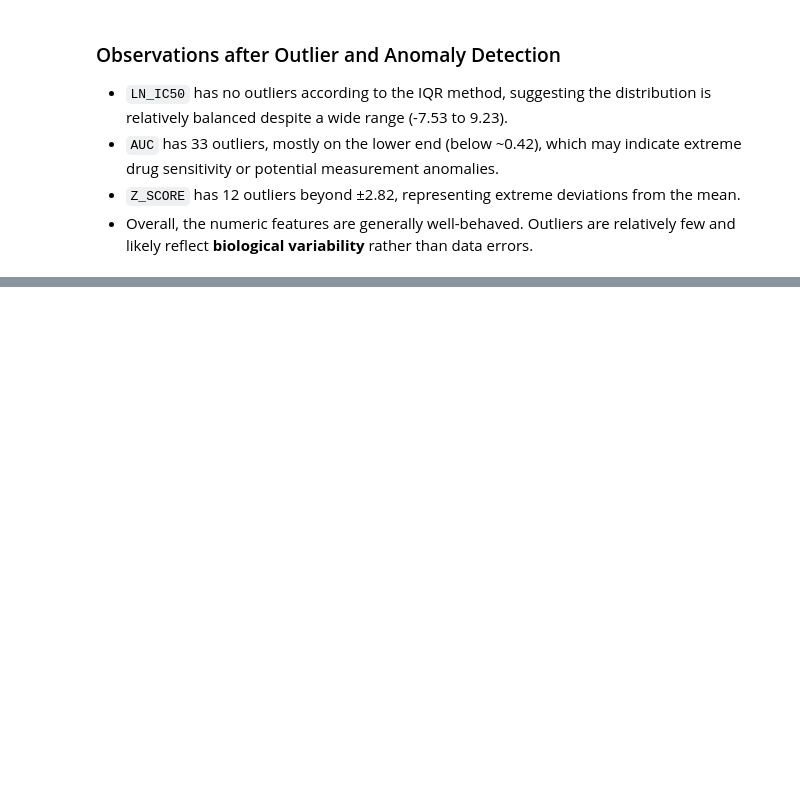
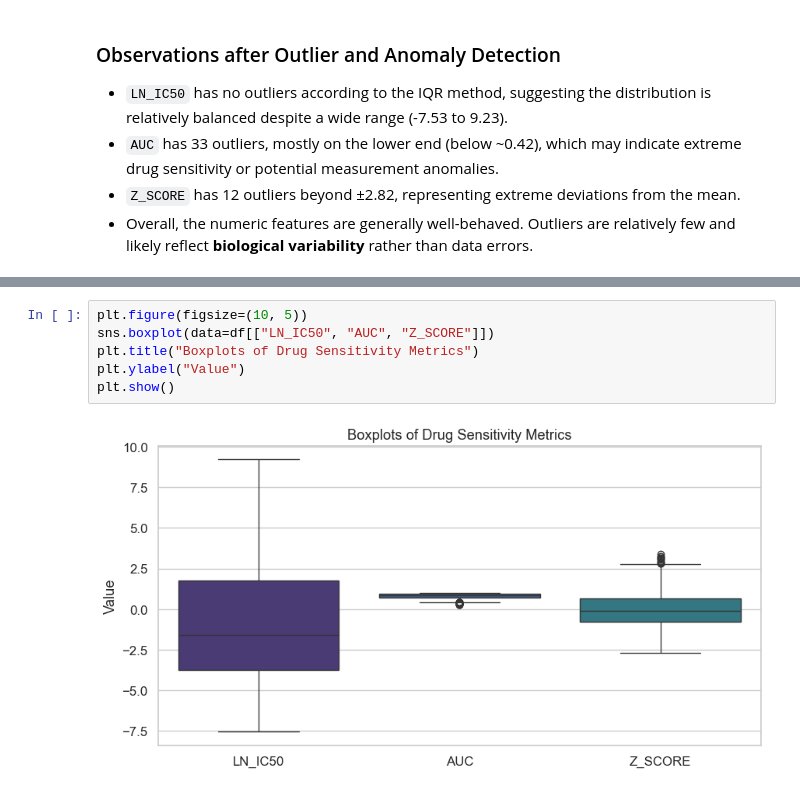
Before and after one commit to razzouka/Genomics-of-Drug-Sensitivity-in-Cancer-GDSC-, a Jupyter notebook: notebooks/EDA.ipynb, the cells around one changed output, grey strips where cells are left out. Saved outputs shown, nothing was run; the diff lists cells and outputs as text; blank space fills up the shorter version.

```diff
--- a/notebooks/EDA.ipynb
+++ b/notebooks/EDA.ipynb
@@ -224,0 +267,8 @@ Number of outliers: 12
+# %%
+plt.figure(figsize=(10, 5))
+sns.boxplot(data=df[["LN_IC50", "AUC", "Z_SCORE"]])
+plt.title("Boxplots of Drug Sensitivity Metrics")
+plt.ylabel("Value")
+plt.show()
+# %% [output]
+[figure, added]
```
Also changed, not shown: parts of 25 cells of this notebook.
